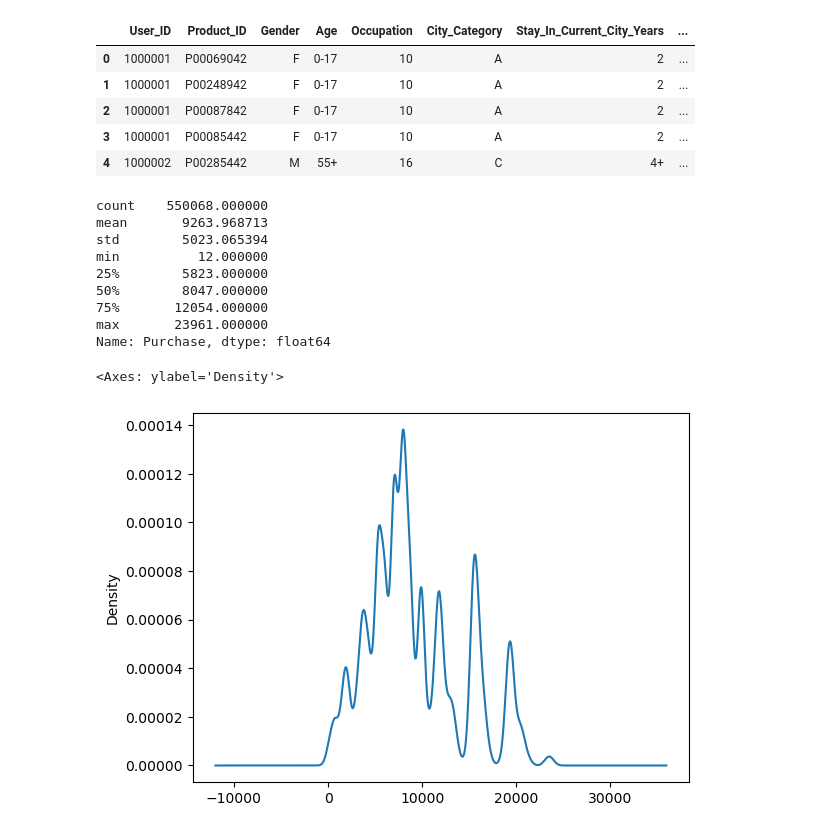
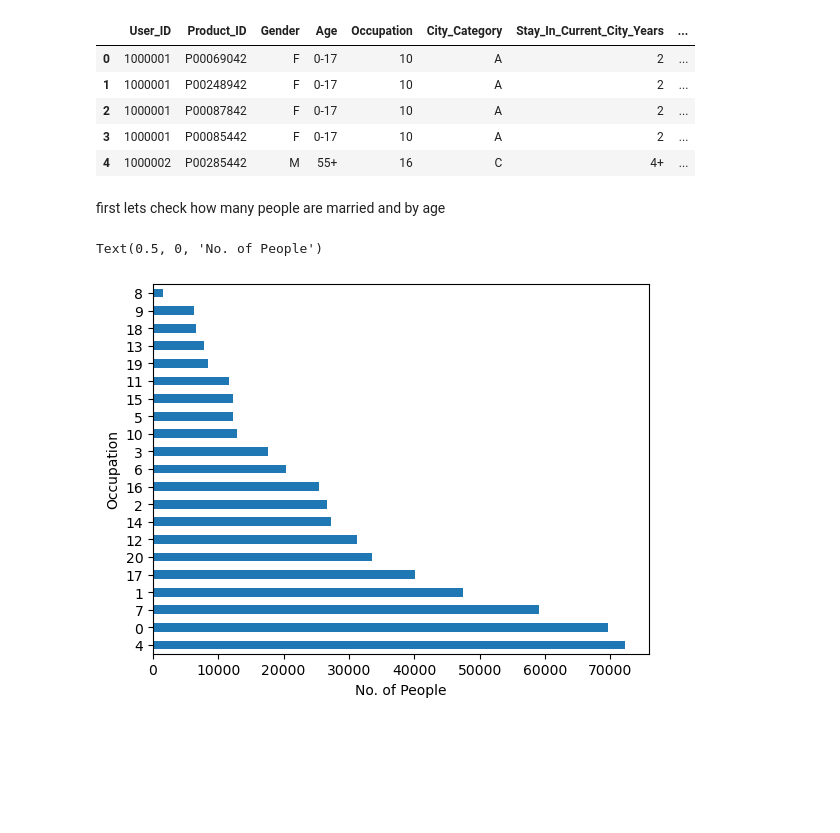
Before and after one commit to umais2005/BlackFridaySale-Analysis, a Jupyter notebook: Black Friday Sale.ipynb, the cells around one changed output. Cells and saved outputs as stored; diff of their text form; code cells hidden in the pictures; blank space fills up the shorter version.

```diff
--- a/Black Friday Sale.ipynb
+++ b/Black Friday Sale.ipynb
@@ -20,17 +16,8 @@ purchases = user_data["Purchase"]
-# %%
-purchases.describe()
-# %% [output]
-count    550068.000000
-mean       9263.968713
-std        5023.065394
-min          12.000000
-25%        5823.000000
-50%        8047.000000
-75%       12054.000000
-max       23961.000000
-Name: Purchase, dtype: float64
-# %%
-purchases.plot.density()
-# %% [output]
-<Axes: ylabel='Density'>
-[figure, removed]
+# %% [markdown]
+first lets check how many people are married and by age
+# %%
+ax = user_data['Occupation'].value_counts().plot.barh()
+ax.set_xlabel("No. of People")
+# %% [output]
+Text(0.5, 0, 'No. of People')
+[figure, added]
```
Also changed, not shown: parts of 29 cells of this notebook, 1 other file.
